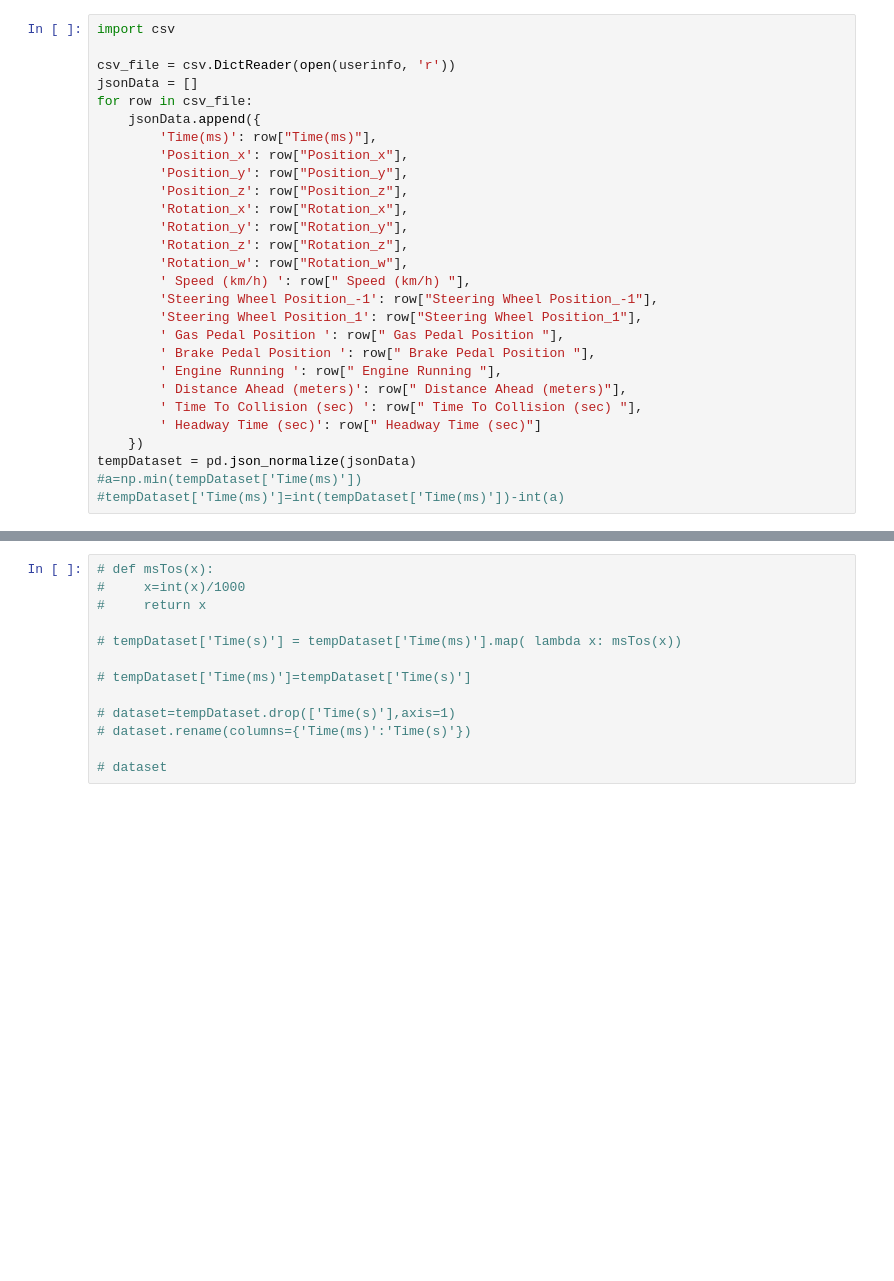
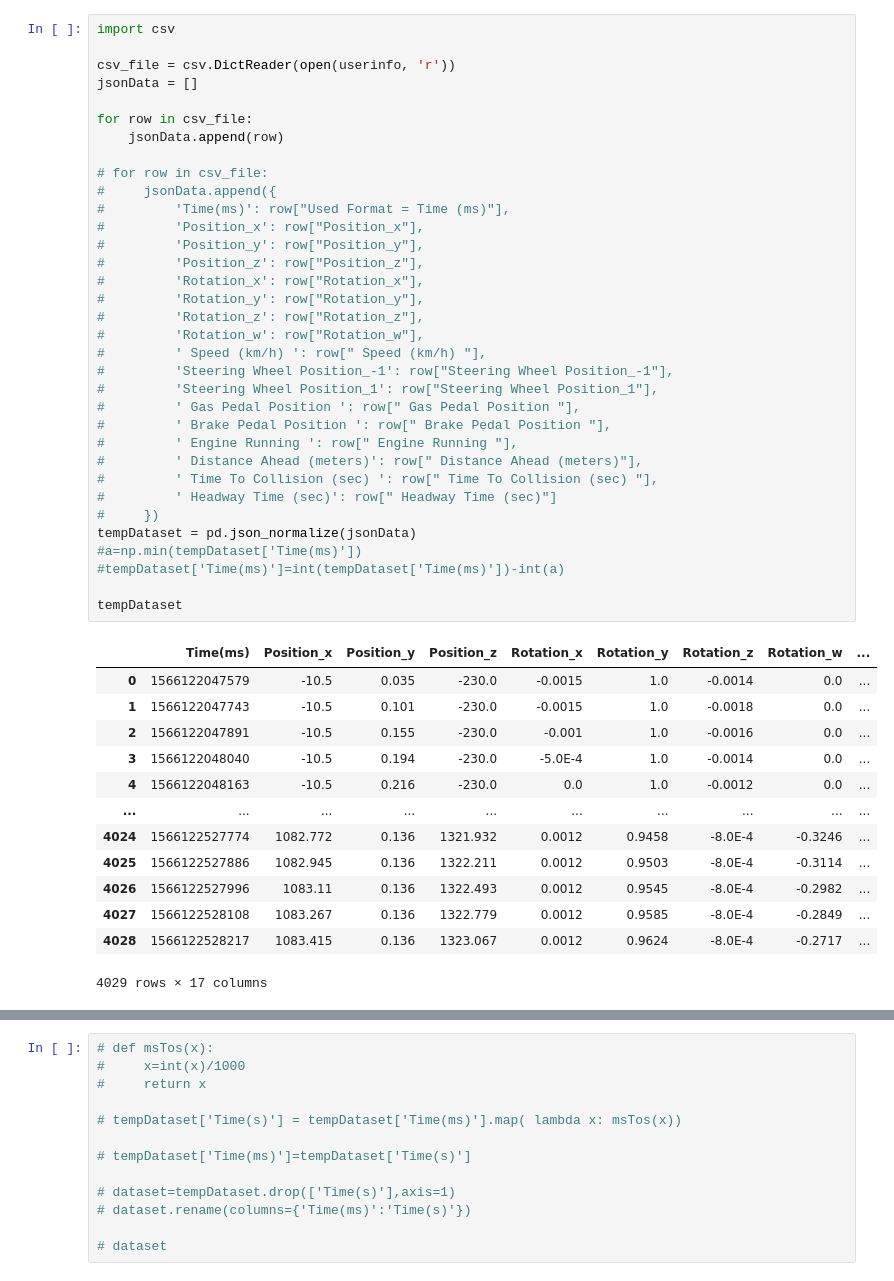
Before and after one commit to YU-Anthony/DrivingStyleClassification, a Jupyter notebook: transferData.ipynb, the cells around one changed output, grey strips where cells are left out. Drawn from its saved outputs; the diff is of its cells as text; blank space fills up the shorter version.

```diff
--- a/transferData.ipynb
+++ b/transferData.ipynb
@@ -20,28 +37,48 @@ userinfo = "analyzerData/preprocess/p36.csv"
 # %%
 import csv
 
 csv_file = csv.DictReader(open(userinfo, 'r'))
 jsonData = []
+
 for row in csv_file:
-    jsonData.append({
-        'Time(ms)': row["Time(ms)"],
-        'Position_x': row["Position_x"],
-        'Position_y': row["Position_y"],
-        'Position_z': row["Position_z"],
-        'Rotation_x': row["Rotation_x"],
-        'Rotation_y': row["Rotation_y"],
-        'Rotation_z': row["Rotation_z"],
-        'Rotation_w': row["Rotation_w"],
-        ' Speed (km/h) ': row[" Speed (km/h) "],
-        'Steering Wheel Position_-1': row["Steering Wheel Position_-1"],
-        'Steering Wheel Position_1': row["Steering Wheel Position_1"],
-        ' Gas Pedal Position ': row[" Gas Pedal Position "],
-        ' Brake Pedal Position ': row[" Brake Pedal Position "],
-        ' Engine Running ': row[" Engine Running "],
-        ' Distance Ahead (meters)': row[" Distance Ahead (meters)"],
-        ' Time To Collision (sec) ': row[" Time To Collision (sec) "],
-        ' Headway Time (sec)': row[" Headway Time (sec)"]
-    })
+    jsonData.append(row)
+
+# for row in csv_file:
+#     jsonData.append({
+#         'Time(ms)': row["Used Format = Time (ms)"],
+#         'Position_x': row["Position_x"],
+#         'Position_y': row["Position_y"],
+#         'Position_z': row["Position_z"],
+#         'Rotation_x': row["Rotation_x"],
+#         'Rotation_y': row["Rotation_y"],
+#         'Rotation_z': row["Rotation_z"],
+#         'Rotation_w': row["Rotation_w"],
+#         ' Speed (km/h) ': row[" Speed (km/h) "],
+#         'Steering Wheel Position_-1': row["Steering Wheel Position_-1"],
+#         'Steering Wheel Position_1': row["Steering Wheel Position_1"],
+#         ' Gas Pedal Position ': row[" Gas Pedal Position "],
+#         ' Brake Pedal Position ': row[" Brake Pedal Position "],
+#         ' Engine Running ': row[" Engine Running "],
+#         ' Distance Ahead (meters)': row[" Distance Ahead (meters)"],
+#         ' Time To Collision (sec) ': row[" Time To Collision (sec) "],
+#         ' Headway Time (sec)': row[" Headway Time (sec)"]
+#     })
 tempDataset = pd.json_normalize(jsonData)
 #a=np.min(tempDataset['Time(ms)'])
 #tempDataset['Time(ms)']=int(tempDataset['Time(ms)'])-int(a)
+
+tempDataset
+# %% [output]
+|  | Time(ms) | Position_x | Position_y | Position_z | Rotation_x | Rotation_y | Rotation_z | Rotation_w | ... |
+| 0 | 1566122047579 | -10.5 | 0.035 | -230.0 | -0.0015 | 1.0 | -0.0014 | 0.0 | ... |
+| 1 | 1566122047743 | -10.5 | 0.101 | -230.0 | -0.0015 | 1.0 | -0.0018 | 0.0 | ... |
+| 2 | 1566122047891 | -10.5 | 0.155 | -230.0 | -0.001 | 1.0 | -0.0016 | 0.0 | ... |
+| 3 | 1566122048040 | -10.5 | 0.194 | -230.0 | -5.0E-4 | 1.0 | -0.0014 | 0.0 | ... |
+| 4 | 1566122048163 | -10.5 | 0.216 | -230.0 | 0.0 | 1.0 | -0.0012 | 0.0 | ... |
+| ... | ... | ... | ... | ... | ... | ... | ... | ... | ... |
+| 4024 | 1566122527774 | 1082.772 | 0.136 | 1321.932 | 0.0012 | 0.9458 | -8.0E-4 | -0.3246 | ... |
+| 4025 | 1566122527886 | 1082.945 | 0.136 | 1322.211 | 0.0012 | 0.9503 | -8.0E-4 | -0.3114 | ... |
+| 4026 | 1566122527996 | 1083.11 | 0.136 | 1322.493 | 0.0012 | 0.9545 | -8.0E-4 | -0.2982 | ... |
+| 4027 | 1566122528108 | 1083.267 | 0.136 | 1322.779 | 0.0012 | 0.9585 | -8.0E-4 | -0.2849 | ... |
+| 4028 | 1566122528217 | 1083.415 | 0.136 | 1323.067 | 0.0012 | 0.9624 | -8.0E-4 | -0.2717 | ... |
+4029 rows × 17 columns
```
Also changed, not shown: parts of 13 cells of this notebook, 1 other file.
